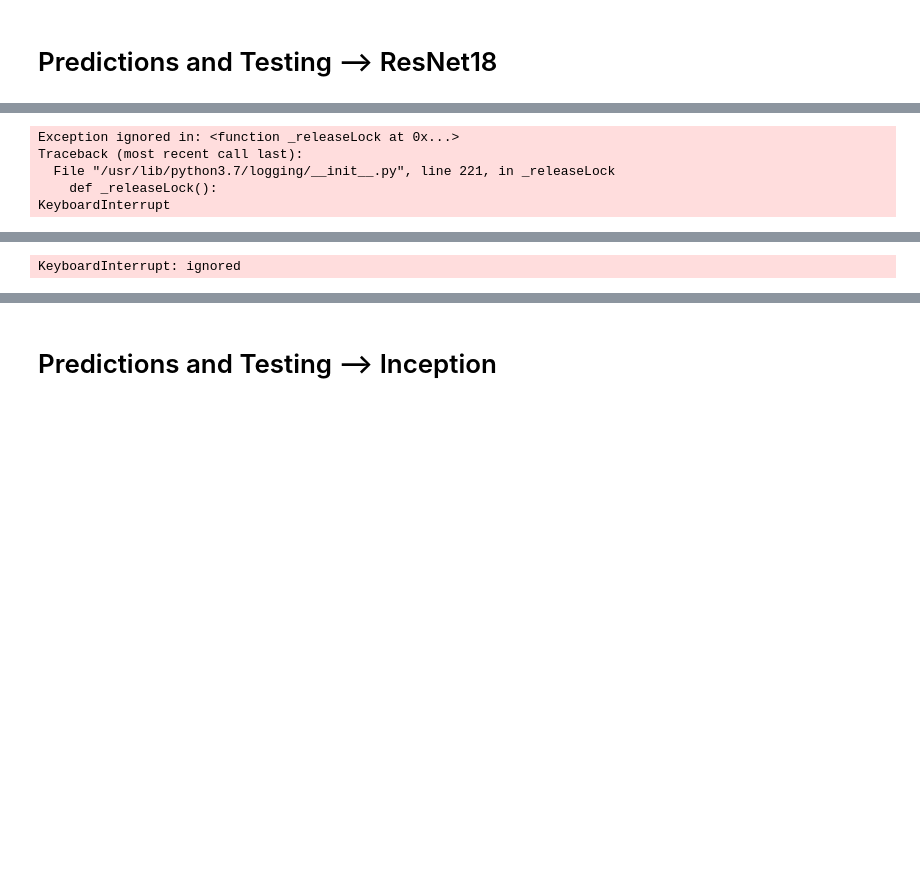
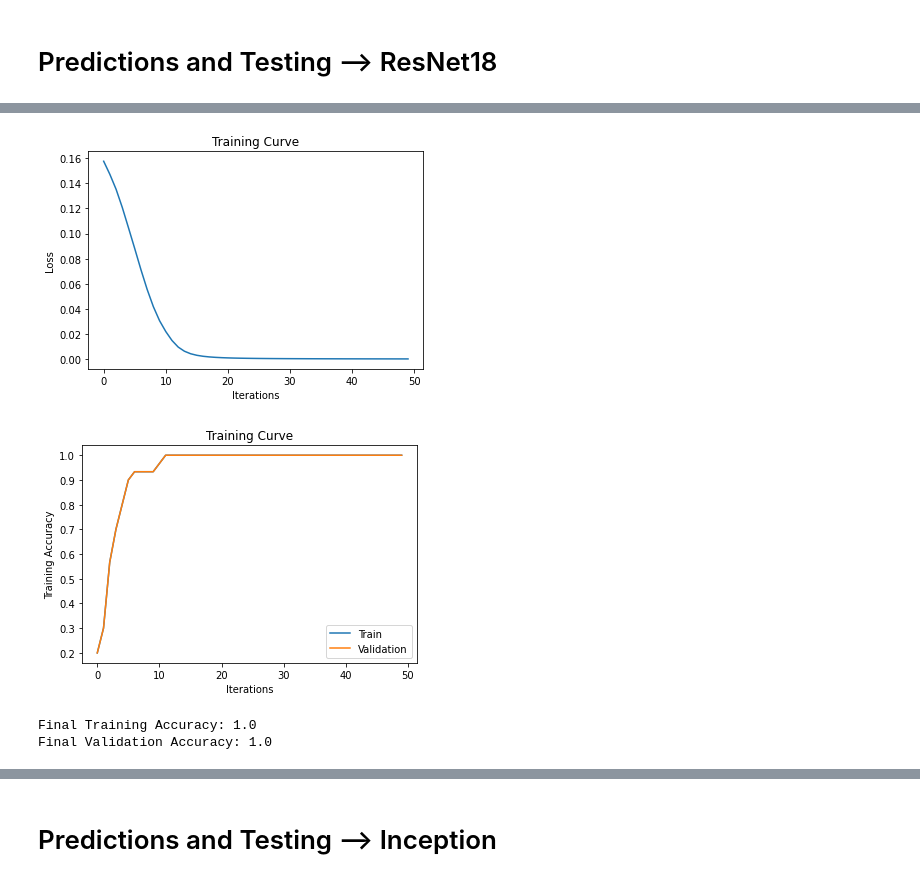
Before and after one commit to rozariot/Waste-Classification-Project, a Jupyter notebook: WasteClassificationProject.ipynb, the cells around one changed output, grey strips where cells are left out. Saved outputs shown, nothing was run; the diff lists cells and outputs as text; code cells hidden in the pictures; blank space fills up the shorter version.

```diff
--- a/WasteClassificationProject.ipynb
+++ b/WasteClassificationProject.ipynb
@@ -401,8 +427,8 @@ feature_val_set = torchvision.datasets.DatasetFolder(val_dir, loader=torch.load,
 feature_test_set = torchvision.datasets.DatasetFolder(test_dir, loader=torch.load, extensions=('.pt'))
 # %%
 #Testing if I can overfit with ResNet
-resNetClassify = Waste_Classifier_MLP(name="Waste_ResNet", hidden_size=512*1*1)
+resNetClassify = Waste_Classifier_MLP(name="Waste_ResNet", hidden_size=512*7*7)
 if use_cuda and torch.cuda.is_available():
   resNetClassify = resNetClassify.cuda()
-train(resNetClassify, feature_tiny_set, feature_tiny_set, batch_size=15, num_epochs=200, learning_rate=0.001)
+train(resNetClassify, feature_tiny_set, feature_tiny_set, batch_size=15, num_epochs=50, learning_rate=0.001)
 # %% [output]
@@ -426,5 +452,4 @@ Epoch 82: Train accuracy: 0.1, Training Loss: 0.15190774599711102, Validation Ac
+[figure, added]
+[figure, added]
-Exception ignored in: <function _releaseLock at 0x...>
-Traceback (most recent call last):
-  File "/usr/lib/python3.7/logging/__init__.py", line 221, in _releaseLock
-    def _releaseLock():
-KeyboardInterrupt
+Final Training Accuracy: 1.0
+Final Validation Accuracy: 1.0
@@ -439 +455,0 @@ Epoch 90: Train accuracy: 0.1, Training Loss: 0.1519450028737386, Validation Acc
-KeyboardInterrupt: ignored
```
Also changed, not shown: parts of 6 cells of this notebook.
